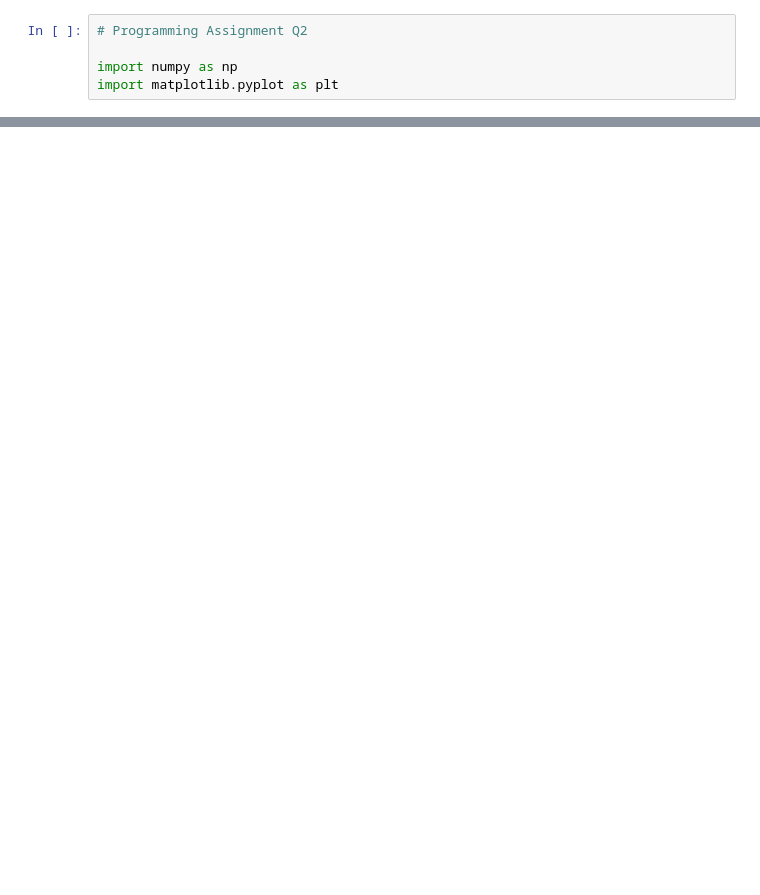
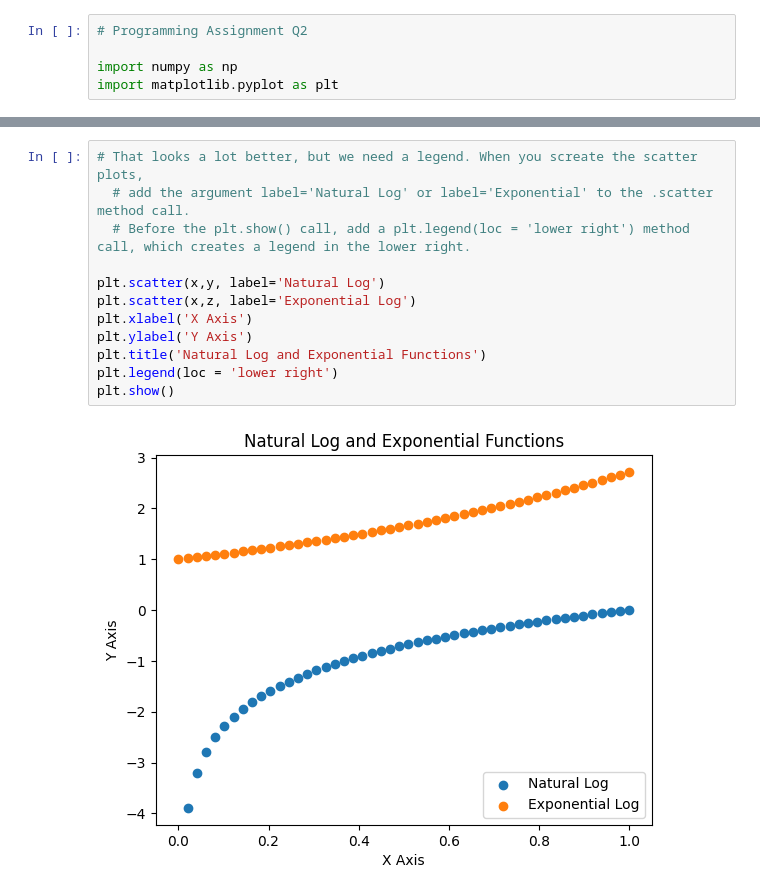
Before and after one commit to natalieassaad/programming, a Jupyter notebook: Programming_Q2.ipynb, the cells around one changed output, grey strips where cells are left out. Saved outputs shown, nothing was run; the diff lists cells and outputs as text; blank space fills up the shorter version.

```diff
--- a/Programming_Q2.ipynb
+++ b/Programming_Q2.ipynb
@@ -20,2 +35,16 @@ x = np.linspace(0,1,50)
+# %%
+# That looks a lot better, but we need a legend. When you screate the scatter plots,
+  # add the argument label='Natural Log' or label='Exponential' to the .scatter method call.
+  # Before the plt.show() call, add a plt.legend(loc = 'lower right') method call, which creates a legend in the lower right.
+
+plt.scatter(x,y, label='Natural Log')
+plt.scatter(x,z, label='Exponential Log')
+plt.xlabel('X Axis')
+plt.ylabel('Y Axis')
+plt.title('Natural Log and Exponential Functions')
+plt.legend(loc = 'lower right')
+plt.show()
+# %% [output]
+[figure, added]
 # %%
 # Create a grid of 100 equally spaced points ranging from -6.5 to 6.5.
```
Also changed, not shown: parts of 5 cells of this notebook.
